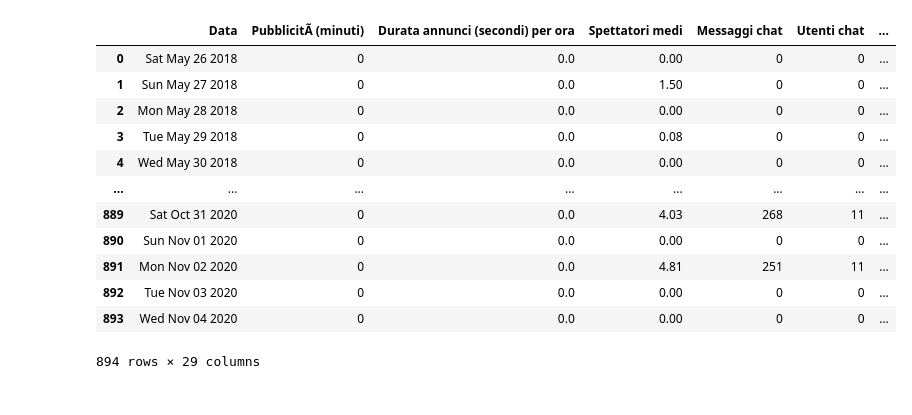
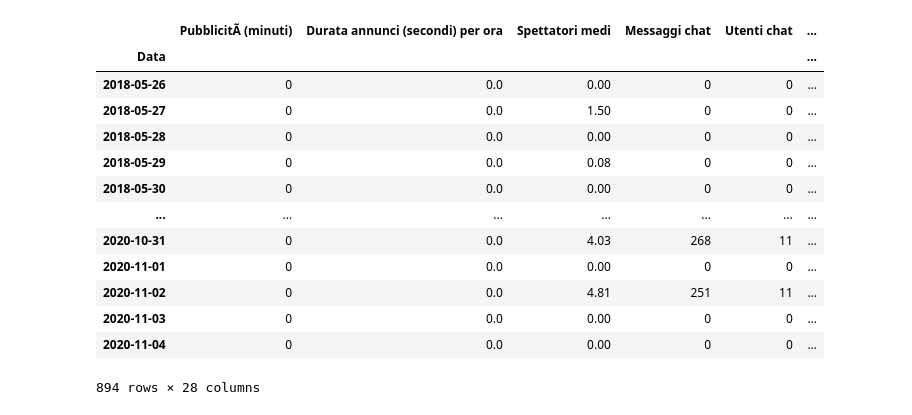
Before and after one commit to inghy/datascienceProject, a Jupyter notebook: Progetto.ipynb, the cells around one changed output. Drawn from its saved outputs; the diff is of its cells as text; code cells hidden in the pictures.

```diff
--- a/Progetto.ipynb
+++ b/Progetto.ipynb
@@ -1,19 +1,25 @@
 # %%
 import pandas as pd;
+import plotly.express as px;
+import numpy as np;
 
-df = pd.read_csv("Analitica_canale.csv")
+
+
+
+df = pd.read_csv("Analitica_canale.csv",index_col='Data', parse_dates=True)
 df
 # %% [output]
-|  | Data | PubblicitÃ (minuti) | Durata annunci (secondi) per ora | Spettatori medi | Messaggi chat | Utenti chat | ... |
-| 0 | Sat May 26 2018 | 0 | 0.0 | 0.00 | 0 | 0 | ... |
-| 1 | Sun May 27 2018 | 0 | 0.0 | 1.50 | 0 | 0 | ... |
-| 2 | Mon May 28 2018 | 0 | 0.0 | 0.00 | 0 | 0 | ... |
-| 3 | Tue May 29 2018 | 0 | 0.0 | 0.08 | 0 | 0 | ... |
-| 4 | Wed May 30 2018 | 0 | 0.0 | 0.00 | 0 | 0 | ... |
-| ... | ... | ... | ... | ... | ... | ... | ... |
-| 889 | Sat Oct 31 2020 | 0 | 0.0 | 4.03 | 268 | 11 | ... |
-| 890 | Sun Nov 01 2020 | 0 | 0.0 | 0.00 | 0 | 0 | ... |
-| 891 | Mon Nov 02 2020 | 0 | 0.0 | 4.81 | 251 | 11 | ... |
-| 892 | Tue Nov 03 2020 | 0 | 0.0 | 0.00 | 0 | 0 | ... |
-| 893 | Wed Nov 04 2020 | 0 | 0.0 | 0.00 | 0 | 0 | ... |
+|  | PubblicitÃ (minuti) | Durata annunci (secondi) per ora | Spettatori medi | Messaggi chat | Utenti chat | ... |
+| Data |  |  |  |  |  | ... |
+| 2018-05-26 | 0 | 0.0 | 0.00 | 0 | 0 | ... |
+| 2018-05-27 | 0 | 0.0 | 1.50 | 0 | 0 | ... |
+| 2018-05-28 | 0 | 0.0 | 0.00 | 0 | 0 | ... |
+| 2018-05-29 | 0 | 0.0 | 0.08 | 0 | 0 | ... |
+| 2018-05-30 | 0 | 0.0 | 0.00 | 0 | 0 | ... |
+| ... | ... | ... | ... | ... | ... | ... |
+| 2020-10-31 | 0 | 0.0 | 4.03 | 268 | 11 | ... |
+| 2020-11-01 | 0 | 0.0 | 0.00 | 0 | 0 | ... |
+| 2020-11-02 | 0 | 0.0 | 4.81 | 251 | 11 | ... |
+| 2020-11-03 | 0 | 0.0 | 0.00 | 0 | 0 | ... |
+| 2020-11-04 | 0 | 0.0 | 0.00 | 0 | 0 | ... |
-894 rows × 29 columns
+894 rows × 28 columns
```
Also changed, not shown: parts of 4 cells of this notebook.
